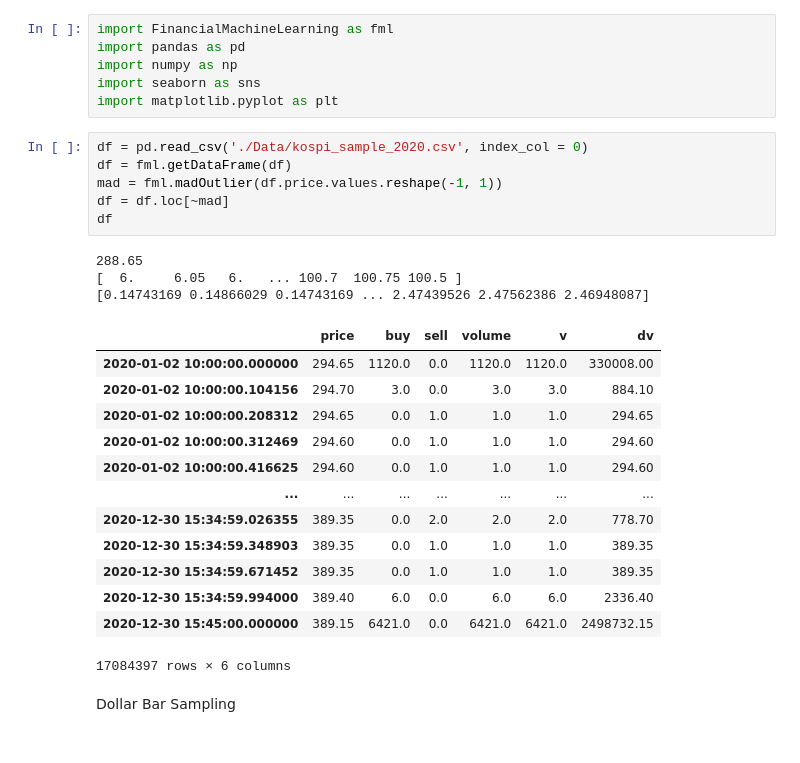
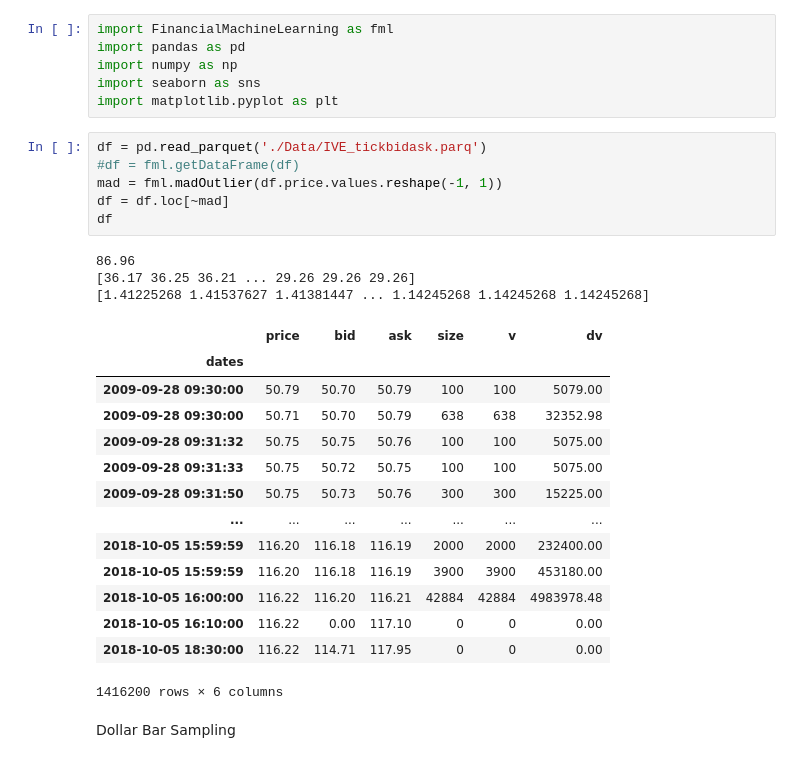
Before and after one commit to Tommylee1013/Advances-in-Financial-Machine-Learning, a Jupyter notebook: Real project.ipynb, the cells around one changed output. Saved outputs shown, nothing was run; the diff lists cells and outputs as text.

```diff
--- a/Real project.ipynb
+++ b/Real project.ipynb
@@ -7,28 +7,29 @@ import numpy as np
 import seaborn as sns
 import matplotlib.pyplot as plt
 # %%
-df = pd.read_csv('./Data/kospi_sample_2020.csv', index_col = 0)
-df = fml.getDataFrame(df)
+df = pd.read_parquet('./Data/IVE_tickbidask.parq')
+#df = fml.getDataFrame(df)
 mad = fml.madOutlier(df.price.values.reshape(-1, 1))
 df = df.loc[~mad]
 df
 # %% [output]
-288.65
-[  6.     6.05   6.   ... 100.7  100.75 100.5 ]
-[0.14743169 0.14866029 0.14743169 ... 2.47439526 2.47562386 2.46948087]
+86.96
+[36.17 36.25 36.21 ... 29.26 29.26 29.26]
+[1.41225268 1.41537627 1.41381447 ... 1.14245268 1.14245268 1.14245268]
-|  | price | buy | sell | volume | v | dv |
-| 2020-01-02 10:00:00.000000 | 294.65 | 1120.0 | 0.0 | 1120.0 | 1120.0 | 330008.00 |
-| 2020-01-02 10:00:00.104156 | 294.70 | 3.0 | 0.0 | 3.0 | 3.0 | 884.10 |
-| 2020-01-02 10:00:00.208312 | 294.65 | 0.0 | 1.0 | 1.0 | 1.0 | 294.65 |
-| 2020-01-02 10:00:00.312469 | 294.60 | 0.0 | 1.0 | 1.0 | 1.0 | 294.60 |
-| 2020-01-02 10:00:00.416625 | 294.60 | 0.0 | 1.0 | 1.0 | 1.0 | 294.60 |
+|  | price | bid | ask | size | v | dv |
+| dates |  |  |  |  |  |  |
+| 2009-09-28 09:30:00 | 50.79 | 50.70 | 50.79 | 100 | 100 | 5079.00 |
+| 2009-09-28 09:30:00 | 50.71 | 50.70 | 50.79 | 638 | 638 | 32352.98 |
+| 2009-09-28 09:31:32 | 50.75 | 50.75 | 50.76 | 100 | 100 | 5075.00 |
+| 2009-09-28 09:31:33 | 50.75 | 50.72 | 50.75 | 100 | 100 | 5075.00 |
+| 2009-09-28 09:31:50 | 50.75 | 50.73 | 50.76 | 300 | 300 | 15225.00 |
 | ... | ... | ... | ... | ... | ... | ... |
-| 2020-12-30 15:34:59.026355 | 389.35 | 0.0 | 2.0 | 2.0 | 2.0 | 778.70 |
-| 2020-12-30 15:34:59.348903 | 389.35 | 0.0 | 1.0 | 1.0 | 1.0 | 389.35 |
-| 2020-12-30 15:34:59.671452 | 389.35 | 0.0 | 1.0 | 1.0 | 1.0 | 389.35 |
-| 2020-12-30 15:34:59.994000 | 389.40 | 6.0 | 0.0 | 6.0 | 6.0 | 2336.40 |
-| 2020-12-30 15:45:00.000000 | 389.15 | 6421.0 | 0.0 | 6421.0 | 6421.0 | 2498732.15 |
+| 2018-10-05 15:59:59 | 116.20 | 116.18 | 116.19 | 2000 | 2000 | 232400.00 |
+| 2018-10-05 15:59:59 | 116.20 | 116.18 | 116.19 | 3900 | 3900 | 453180.00 |
+| 2018-10-05 16:00:00 | 116.22 | 116.20 | 116.21 | 42884 | 42884 | 4983978.48 |
+| 2018-10-05 16:10:00 | 116.22 | 0.00 | 117.10 | 0 | 0 | 0.00 |
+| 2018-10-05 18:30:00 | 116.22 | 114.71 | 117.95 | 0 | 0 | 0.00 |
-17084397 rows × 6 columns
+1416200 rows × 6 columns
 # %% [markdown]
 Dollar Bar Sampling
 # %%
```
Also changed, not shown: parts of 43 cells of this notebook.
